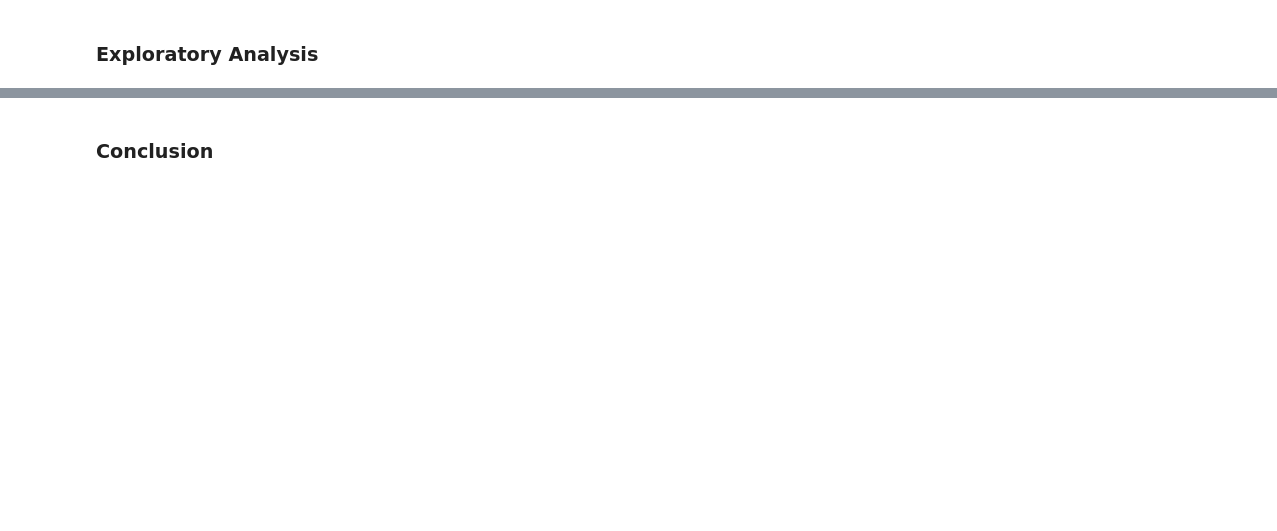
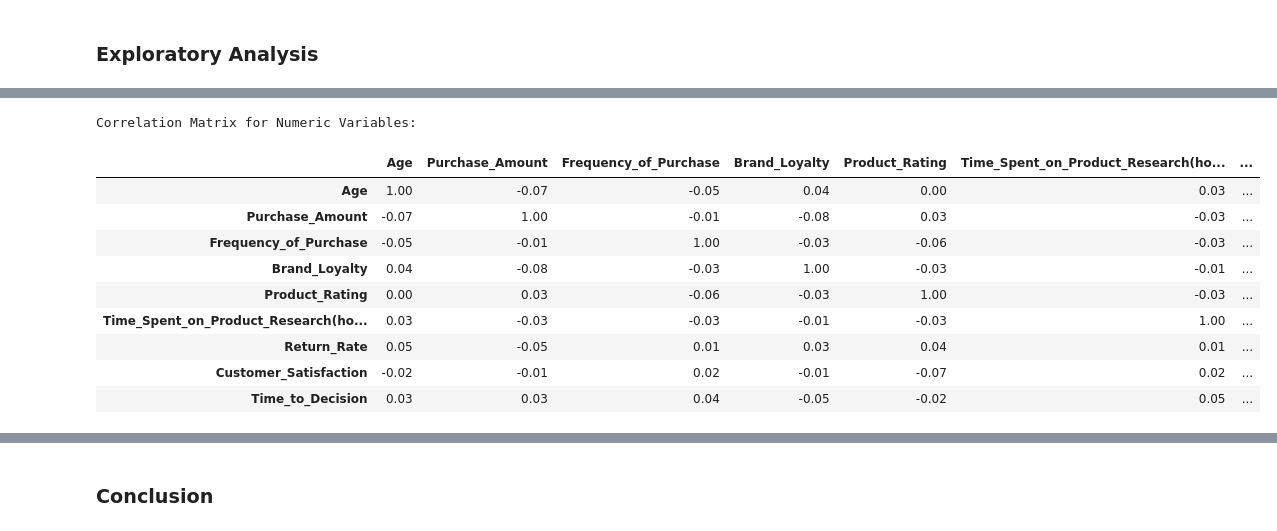
Before and after one commit to marianemcgrath/pfda, a Jupyter notebook: project/project_1.ipynb, the cells around one changed output, grey strips where cells are left out. Saved outputs shown, nothing was run; the diff lists cells and outputs as text; code cells hidden in the pictures; blank space fills up the shorter version.

Commit message:
analysis_start_TBC on data for project

```diff
--- a/project/project_1.ipynb
+++ b/project/project_1.ipynb
@@ -33,15 +34,18 @@ Libraries loaded successfully!
 # Loading the CSV file
 # Define terminology for file path
 FILENAME = "Ecommerce_Consumer_Behavior_Analysis_Data.csv"
-DATADIR = "../data/"
+DATADIR = "data/"
 FULLPATH = DATADIR + FILENAME
 
 # Read the CSV file into a DataFrame with error handling
 if os.path.exists(FULLPATH):
-	df = pd.read_csv(FULLPATH)
-	print(f"Successfully loaded data from: {FULLPATH}")
-	display(df.head())
+	df = pd.read_csv(FULLPATH, encoding='latin1')
+	print(f"Successfully loaded dataset: {FILENAME}")
+	print(f"Dataset shape: {df.shape}")
 else:
 	print(f"File not found: {FULLPATH}")
 	print("Please check the file path and ensure the data directory exists")
+
+# Display the first few rows of the DataFrame
+display(df.head(10))
 # %% [output]
@@ -49,0 +91,4 @@ Please check the file path and ensure the data directory exists
+# %%
+# Statistical summary of the DataFrame, but only show two decimal places
+pd.options.display.float_format = '{:.2f}'.format
+df.describe()
@@ -49,0 +126,4 @@ Please check the file path and ensure the data directory exists
+# %%
+# We need to handle missing values before we get cracking with the analysis
+df = df.dropna()
+print("Missing values handled. Updated DataFrame shape:", df.shape)
@@ -53,0 +167,11 @@ Please check the file path and ensure the data directory exists
+# %%
+# Check if df exists and group by Gender to calculate mean Purchase_Amount
+if 'df' in locals():
+	# Convert Purchase_Amount to numeric format by removing '$' and whitespace
+	df['Purchase_Amount'] = df['Purchase_Amount'].str.replace('$', '').str.strip().astype(float)
+
+	result = df.groupby('Gender')['Purchase_Amount'].mean()
+	print("Average Purchase Amount by Gender:")
+	print(result)
+else:
+	print("DataFrame 'df' not found. Please run cells 4 and 9 first to load and clean the data.")
@@ -53,0 +190,18 @@ Please check the file path and ensure the data directory exists
+# %%
+# Calculate correlation matrix (showing numeric columns only)
+numeric_columns = df.select_dtypes(include=[np.number])
+correlation_matrix = numeric_columns.corr()
+print("Correlation Matrix for Numeric Variables:")
+correlation_matrix
+# %% [output]
+Correlation Matrix for Numeric Variables:
+|  | Age | Purchase_Amount | Frequency_of_Purchase | Brand_Loyalty | Product_Rating | Time_Spent_on_Product_Research(ho... | ... |
+| Age | 1.00 | -0.07 | -0.05 | 0.04 | 0.00 | 0.03 | ... |
+| Purchase_Amount | -0.07 | 1.00 | -0.01 | -0.08 | 0.03 | -0.03 | ... |
+| Frequency_of_Purchase | -0.05 | -0.01 | 1.00 | -0.03 | -0.06 | -0.03 | ... |
+| Brand_Loyalty | 0.04 | -0.08 | -0.03 | 1.00 | -0.03 | -0.01 | ... |
+| Product_Rating | 0.00 | 0.03 | -0.06 | -0.03 | 1.00 | -0.03 | ... |
+| Time_Spent_on_Product_Research(ho... | 0.03 | -0.03 | -0.03 | -0.01 | -0.03 | 1.00 | ... |
+| Return_Rate | 0.05 | -0.05 | 0.01 | 0.03 | 0.04 | 0.01 | ... |
+| Customer_Satisfaction | -0.02 | -0.01 | 0.02 | -0.01 | -0.07 | 0.02 | ... |
+| Time_to_Decision | 0.03 | 0.03 | 0.04 | -0.05 | -0.02 | 0.05 | ... |
```
Also changed, not shown: parts of 20 cells of this notebook, 1 other file.
